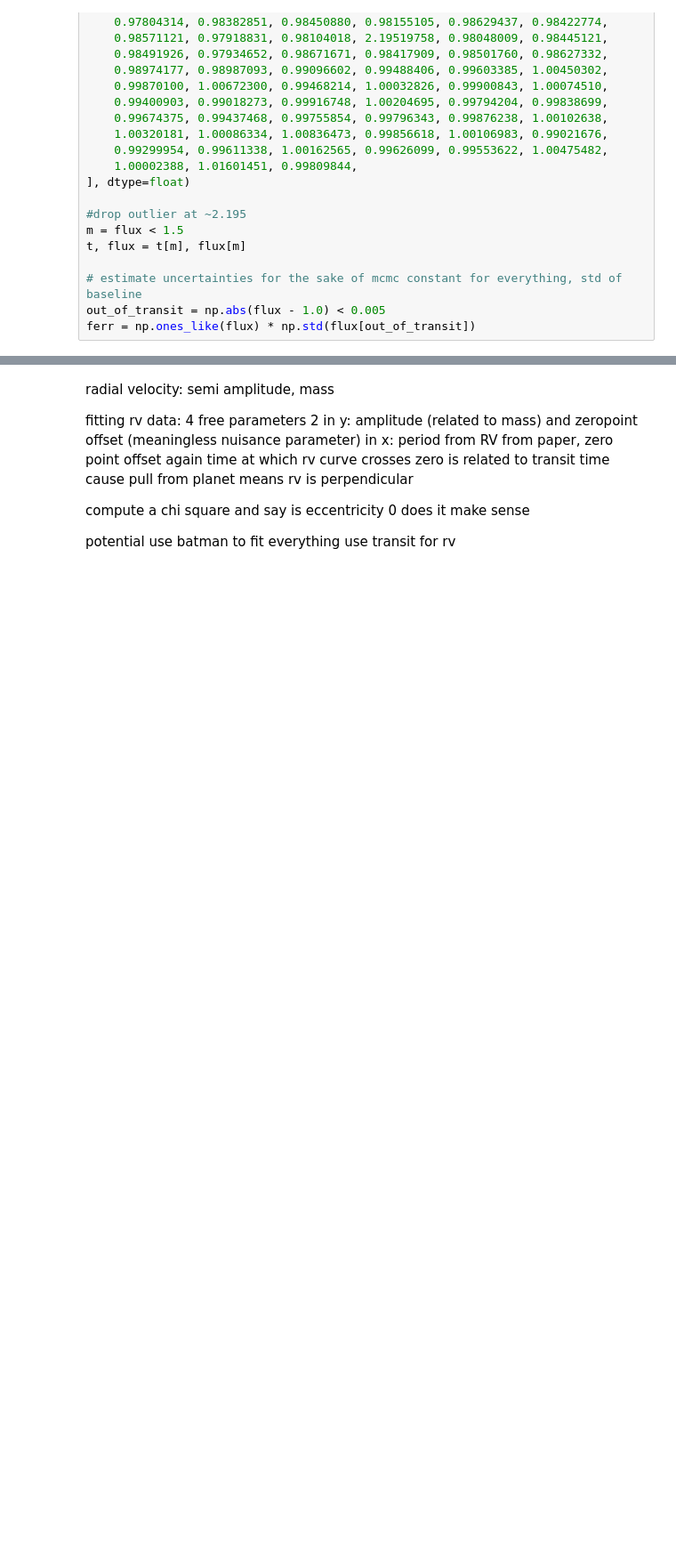
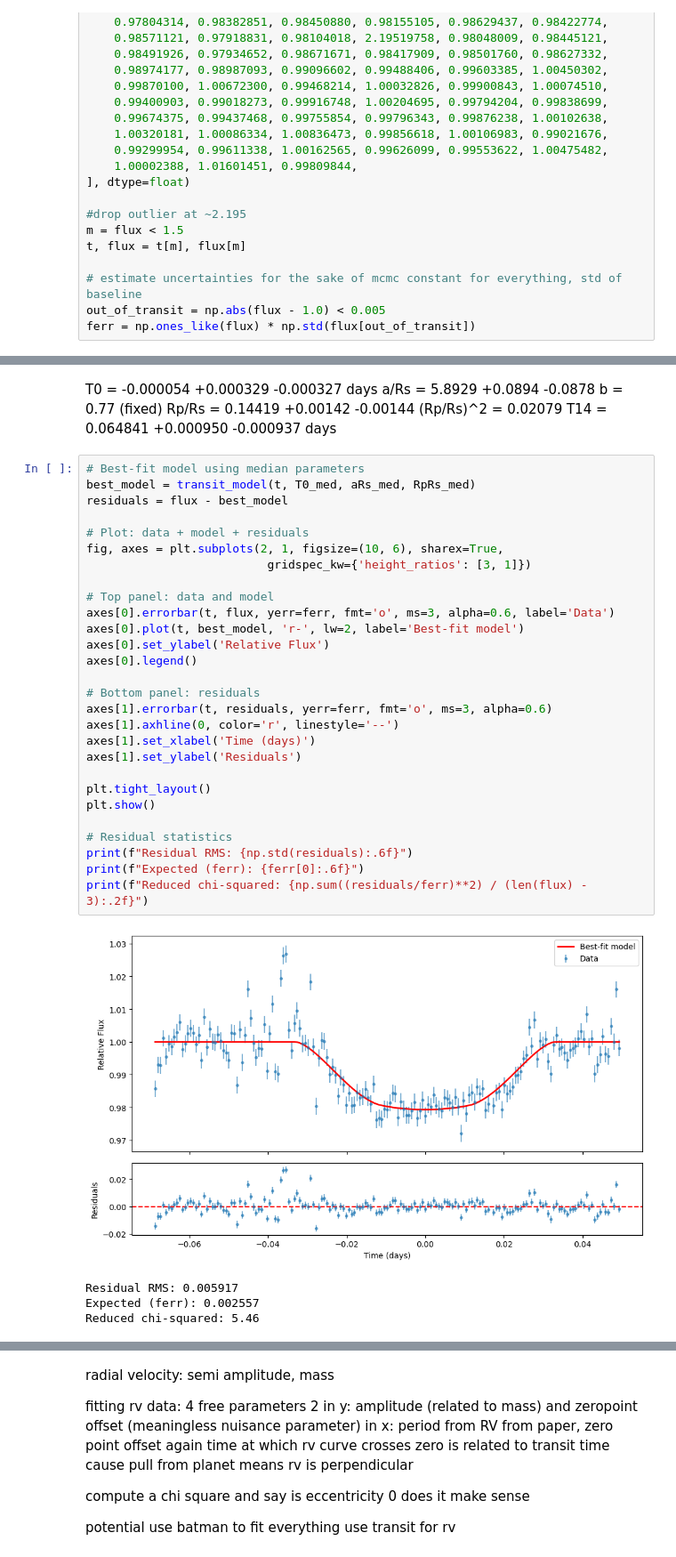
Before and after one commit to siddhantpujni/exoplanets_TGP, a Jupyter notebook: modelling.ipynb, the cells around one changed output, grey strips where cells are left out. Shown at 89% size. Saved outputs shown, nothing was run; the diff lists cells and outputs as text; blank space fills up the shorter version.

```diff
--- a/modelling.ipynb
+++ b/modelling.ipynb
@@ -375,3 +380,43 @@ T14 = 0.065138 +0.000984 -0.000978 days
+# %% [markdown]
+T0    = -0.000054 +0.000329 -0.000327 days
+a/Rs  = 5.8929 +0.0894 -0.0878
+b     = 0.77 (fixed)
+Rp/Rs = 0.14419 +0.00142 -0.00144
+(Rp/Rs)^2 = 0.02079
+T14 = 0.064841 +0.000950 -0.000937 days
+# %%
+# Best-fit model using median parameters
+best_model = transit_model(t, T0_med, aRs_med, RpRs_med)
+residuals = flux - best_model
+
+# Plot: data + model + residuals
+fig, axes = plt.subplots(2, 1, figsize=(10, 6), sharex=True,
+                          gridspec_kw={'height_ratios': [3, 1]})
+
+# Top panel: data and model
+axes[0].errorbar(t, flux, yerr=ferr, fmt='o', ms=3, alpha=0.6, label='Data')
+axes[0].plot(t, best_model, 'r-', lw=2, label='Best-fit model')
+axes[0].set_ylabel('Relative Flux')
+axes[0].legend()
+
+# Bottom panel: residuals
+axes[1].errorbar(t, residuals, yerr=ferr, fmt='o', ms=3, alpha=0.6)
+axes[1].axhline(0, color='r', linestyle='--')
+axes[1].set_xlabel('Time (days)')
+axes[1].set_ylabel('Residuals')
+
+plt.tight_layout()
+plt.show()
+
+# Residual statistics
+print(f"Residual RMS: {np.std(residuals):.6f}")
+print(f"Expected (ferr): {ferr[0]:.6f}")
+print(f"Reduced chi-squared: {np.sum((residuals/ferr)**2) / (len(flux) - 3):.2f}")
+# %% [output]
+[figure, added]
+Residual RMS: 0.005917
+Expected (ferr): 0.002557
+Reduced chi-squared: 5.46
 # %% [markdown]
 - need to do with correct f_err to do properly
 - do we now use these values as priors for our radial velocity fitting
```
Also changed, not shown: parts of 7 cells of this notebook, 3 other files.
